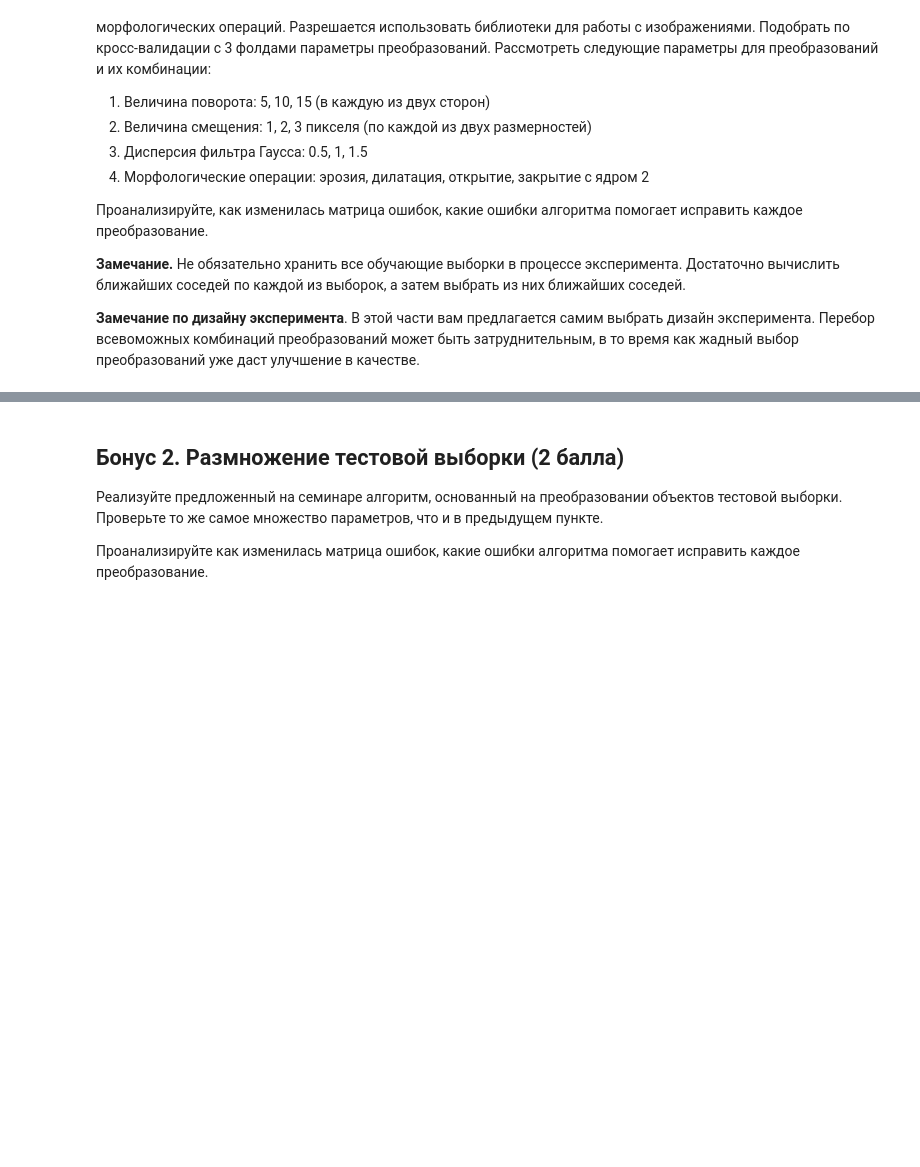
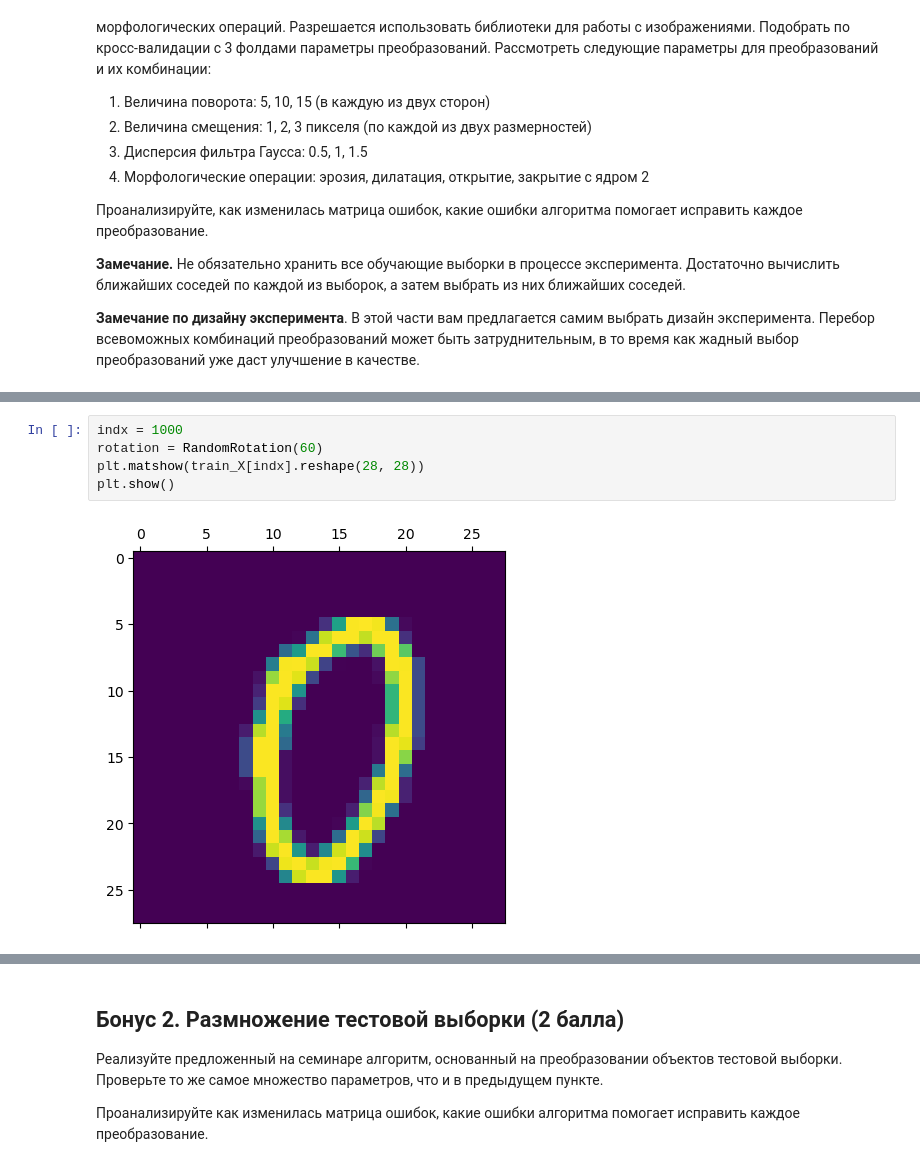
Before and after one commit to grach0v/AI_Masters, a Jupyter notebook: Machine_Learning_1/hw/hw3/main_task.ipynb, the cells around one changed output, grey strips where cells are left out. Cells and saved outputs as stored; diff of their text form; blank space fills up the shorter version.

```diff
--- a/Machine_Learning_1/hw/hw3/main_task.ipynb
+++ b/Machine_Learning_1/hw/hw3/main_task.ipynb
@@ -481 +495,8 @@ ImportError: /home/denis/miniconda3/lib/python3.9/site-packages/zmq/backend/cyth
+# %%
+indx = 1000
+rotation = RandomRotation(60)
+plt.matshow(train_X[indx].reshape(28, 28))
+plt.show()
+# %% [output]
+[figure, added]
 # %%
```
Also changed, not shown: parts of 12 cells of this notebook, 1 other file.
